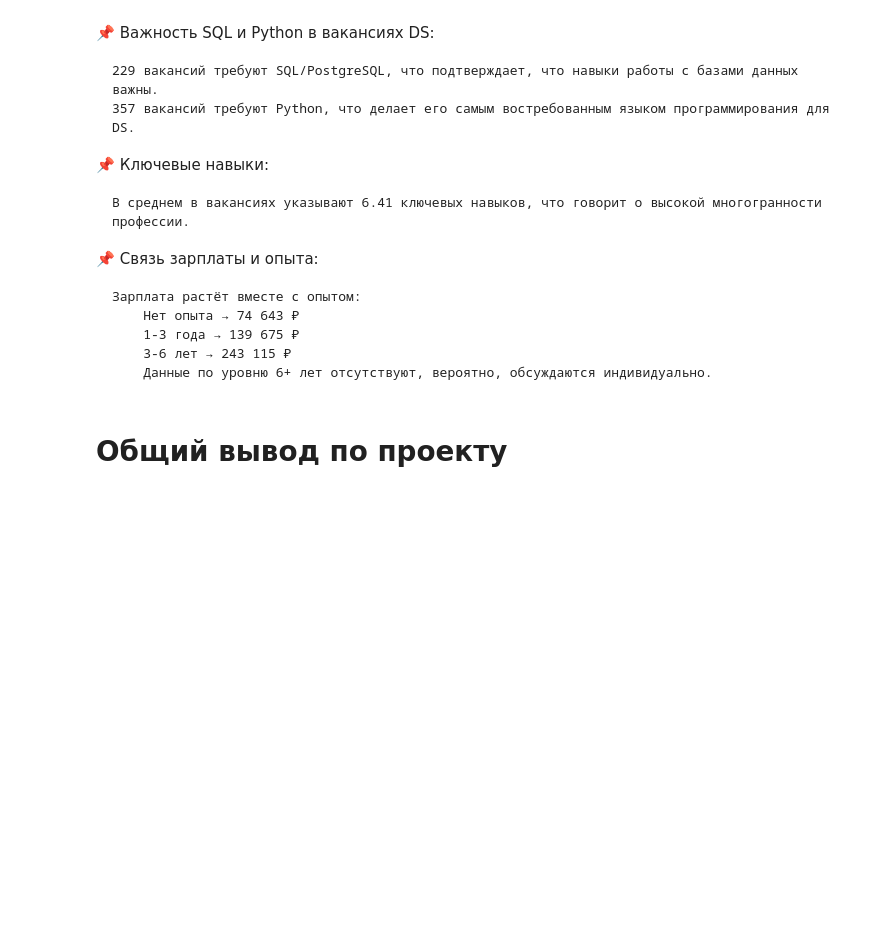
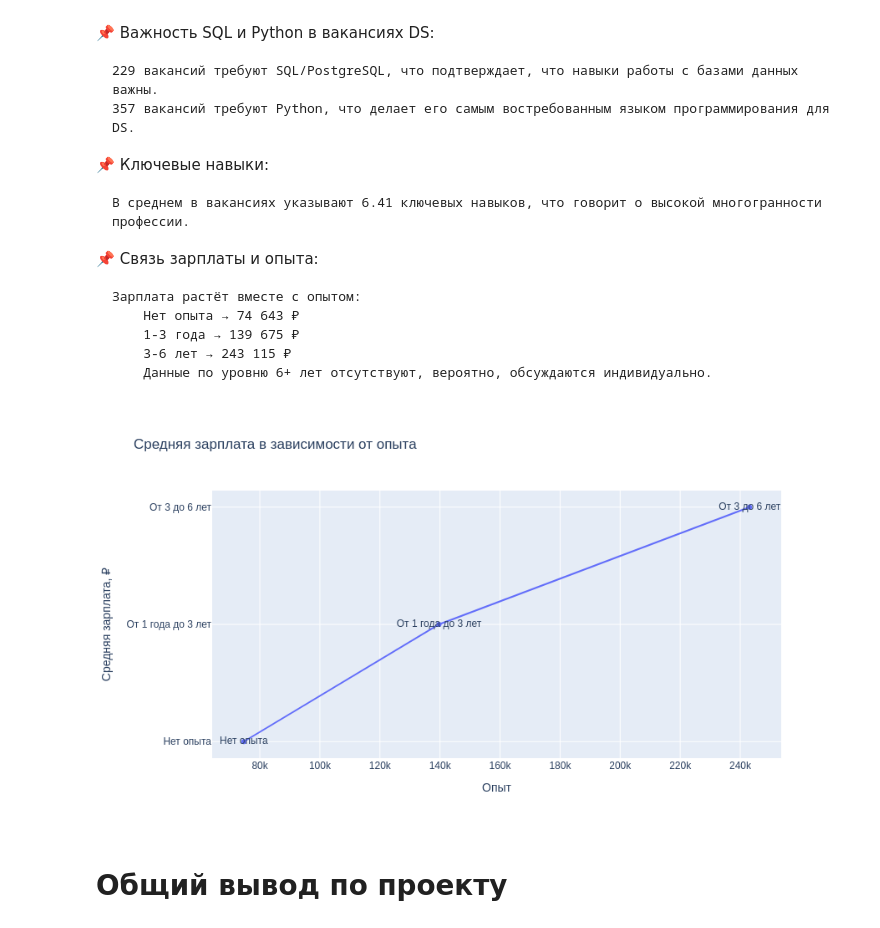
Before and after one commit to dafe1988/SF-DSPR-174, a Jupyter notebook: PROJECT_2/Project_2_Ноутбук_шаблон.ipynb, the cells around one changed output. Drawn from its saved outputs; the diff is of its cells as text; code cells hidden in the pictures; blank space fills up the shorter version.

```diff
--- a/PROJECT_2/Project_2_Ноутбук_шаблон.ipynb
+++ b/PROJECT_2/Project_2_Ноутбук_шаблон.ipynb
@@ -854,6 +884,9 @@ connection.close()
 # %%
 # выводы по предметному анализу
 fig = px.line(x=result_6_6['avg_salary'], y=result_6_6['experience'], text=result_6_6['experience'],
                markers=True, title="Средняя зарплата в зависимости от опыта",
-               labels={'x': 'Опыт', 'y': 'Средняя зарплата, ₽'})
-fig.show()
+               labels={'x': 'Опыт', 'y': 'Средняя зарплата, ₽'},
+               height=500, width=900,)
+fig.show('png')
+# %% [output]
+[figure, added]
```
Also changed, not shown: parts of 30 cells of this notebook, 18 other files.
